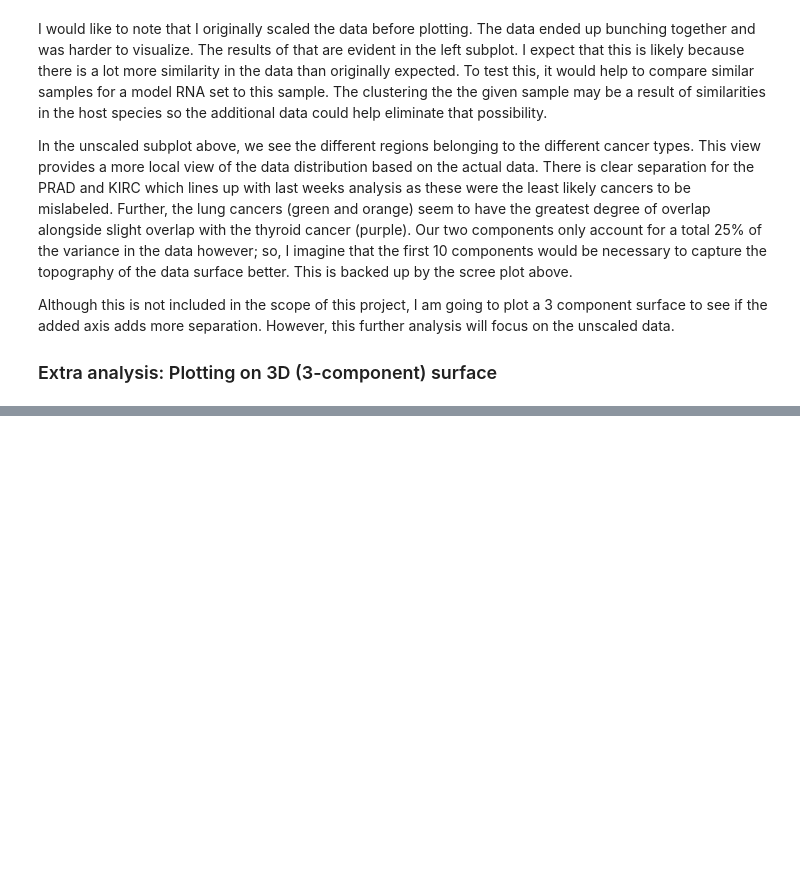
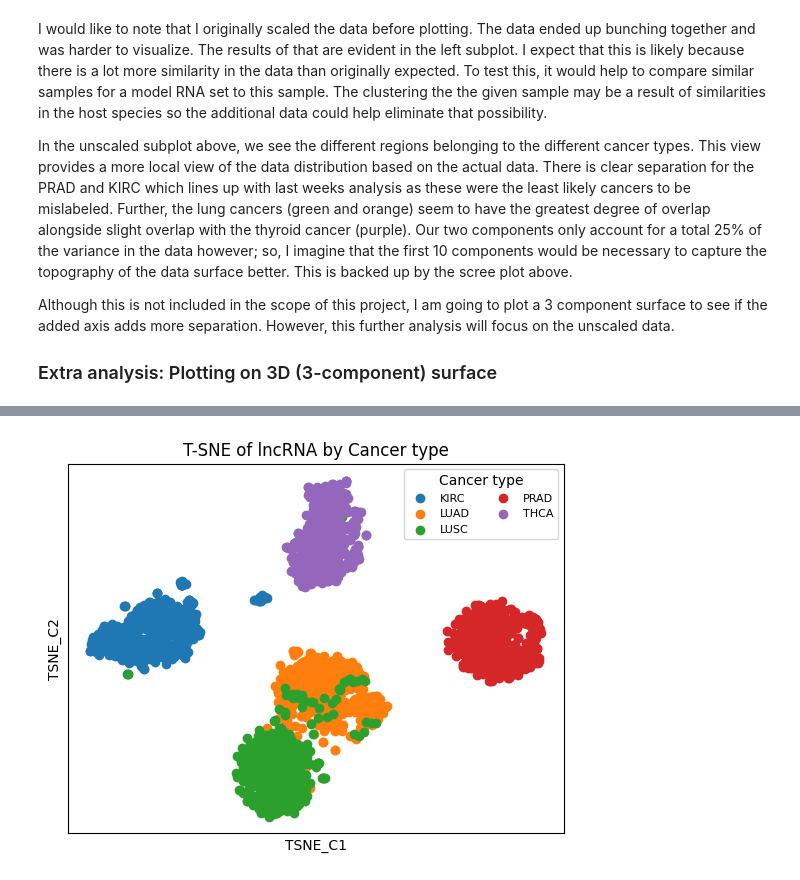
Before and after one commit to RamsMorales/pca-tsne-lncRNA, a Jupyter notebook: notebooks/HW_2.ipynb, the cells around one changed output, grey strips where cells are left out. Saved outputs shown, nothing was run; the diff lists cells and outputs as text; code cells hidden in the pictures; blank space fills up the shorter version.

```diff
--- a/notebooks/HW_2.ipynb
+++ b/notebooks/HW_2.ipynb
@@ -174,0 +241,26 @@ Although this is not included in the scope of this project, I am going to plot a
+# %%
+from sklearn.manifold import TSNE
+
+# Initializng TSNE
+tsne = TSNE(n_components=2)
+
+# Applying projections
+tsne_components = tsne.fit_transform(feature_set)
+
+
+# Creating a mask for color graphing and graphing based on mask
+for cancer in classes:
+    mask = (labels == cancer)
+    plt.scatter(tsne_components[mask,0],tsne_components[mask,1],label=str(cancer))
+
+
+# Labels,Legened, Config
+plt.xlabel(f"TSNE_C1")
+plt.xticks([]) # Hiding xticks since they don't provide meaningful info
+plt.ylabel(f"TSNE_C2")
+plt.yticks([]) # Hiding yticks since they don't provide meaningful info
+plt.title("T-SNE of lncRNA by Cancer type")
+plt.legend(title="Cancer type",ncols=2,fontsize=8,loc="upper right")
+plt.show()
+# %% [output]
+[figure, added]
```
Also changed, not shown: parts of 4 cells of this notebook, 2 other files.
